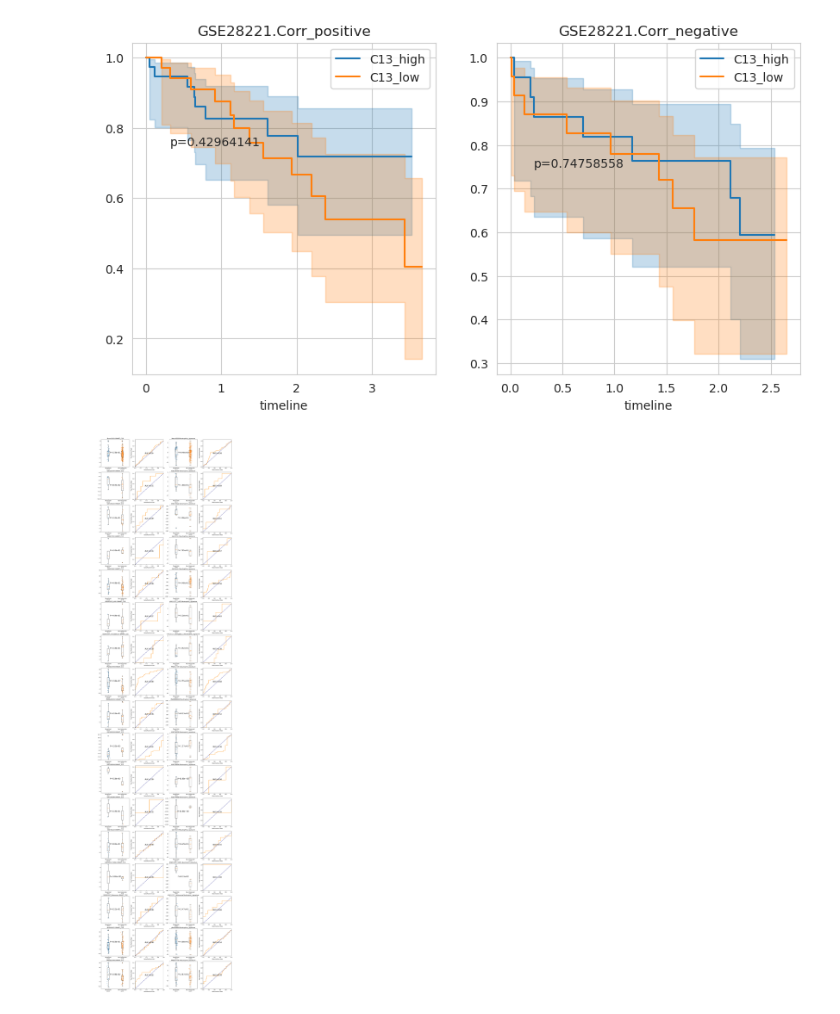
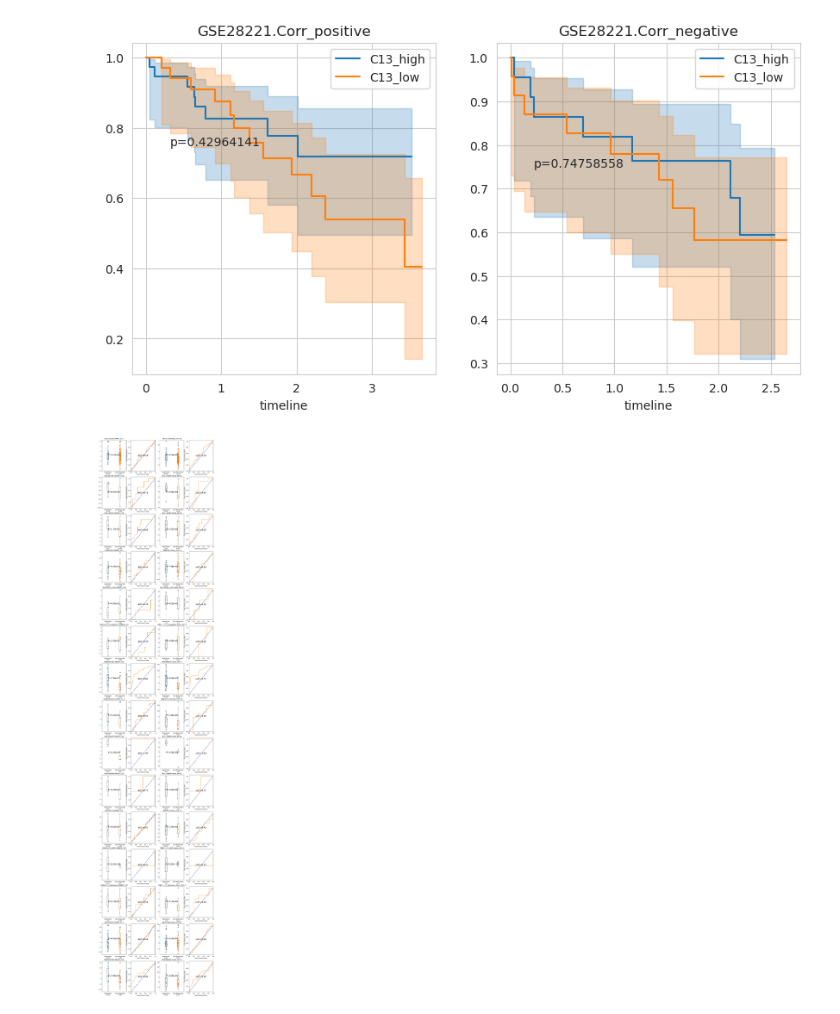
Before and after one commit to yoyoong/Tres, a Jupyter notebook: 4.Macrophage_analysis/validation_plot.ipynb, the cells around one changed output. Drawn from its saved outputs; the diff is of its cells as text; code cells hidden in the pictures.

```diff
--- a/4.Macrophage_analysis/validation_plot.ipynb
+++ b/4.Macrophage_analysis/validation_plot.ipynb
@@ -212,10 +218,10 @@ import matplotlib.gridspec as gridspec
 from scipy.stats import ranksums
 from sklearn import metrics
 
-dataset_list = ["Braun2020", "GSE100797", "GSE135222", "GSE67501", "GSE91061", "GSE93157_LUSC", "GSE93157_nonsqNSCLC", "PRJEB23709", "PRJNA482620", "GSE106128", "GSE126044", "GSE145996", "GSE78220", "GSE93157_HNSC", "GSE93157_Melanoma", "phs000452", "PRJEB25780"]
-fig = plt.figure(figsize=(20, 5 * len(dataset_list)))
+dataset_list = ["Braun2020", "GSE100797", "GSE135222", "GSE91061", "GSE93157_LUSC", "GSE93157_nonsqNSCLC", "PRJEB23709", "PRJNA482620", "GSE126044", "GSE145996", "GSE78220", "GSE93157_HNSC", "GSE93157_Melanoma", "phs000452", "PRJEB25780"]
+fig = plt.figure(figsize=(15, 5 * len(dataset_list)))
 gs = gridspec.GridSpec(nrows=len(dataset_list), ncols=4, width_ratios=[1, 1, 1, 1])
-for signature_name in ['SMART_C13', 'Neutrophils_signature']:
+for signature_name in ['SMART_C13', 'Neut_IFN-15']:
     for i in range(len(dataset_list)):
         dataset = dataset_list[i]
         # print(f"Process {dataset}")
@@ -228,8 +234,12 @@ for signature_name in ['SMART_C13', 'Neutrophils_signature']:
 
         response_correlation = bulk_response_df.loc[signature_name][sample_annotation_df[sample_annotation_df['response_NR'] == 'R'].index].dropna()
         nonresponse_correlation = bulk_response_df.loc[signature_name][sample_annotation_df[sample_annotation_df['response_NR'] == 'N'].index].dropna()
-        # if sum(response_correlation == np.nan) > 0 or sum(nonresponse_correlation == np.nan) > 0:
-        #     continue
+        # NR_flag = (sample_annotation_df['response'].isin(['PD', 'N']))
+        # response_correlation = bulk_response_df.loc[signature_name][sample_annotation_df[~NR_flag].index].dropna()
+        # nonresponse_correlation = bulk_response_df.loc[signature_name][sample_annotation_df[NR_flag].index].dropna()
+        if len(response_correlation) == 0 or len(nonresponse_correlation) == 0:
+            print(f'{dataset} fail')
+            continue
 
         correlation_data = [np.array(response_correlation).ravel(), np.array(nonresponse_correlation).ravel()]
         p_value = ranksums(response_correlation, nonresponse_correlation).pvalue
@@ -238,36 +248,36 @@ for signature_name in ['SMART_C13', 'Neutrophils_signature']:
         if signature_name == 'SMART_C13':
             ax1 = fig.add_subplot(gs[i, 0])
             ax2 = fig.add_subplot(gs[i, 1])
-        elif signature_name == 'Neutrophils_signature':
+        elif signature_name == 'Neut_IFN-15':
             ax1 = fig.add_subplot(gs[i, 2])
             ax2 = fig.add_subplot(gs[i, 3])
 
         ax1.boxplot(correlation_data)
         # add scatter
         for i in range(len(correlation_data)):
             y = correlation_data[i]
             x = np.random.normal(i + 1, 0.04, size=len(y))
             ax1.scatter(x, y, alpha=0.7, s=10)
         y_mean = (max(max(row) for row in correlation_data) + min(min(row) for row in correlation_data)) / 2
         ax1.text(1.5, y_mean, f'P={p_value_format}', ha='center', fontsize=15)
         ax1.set_xticks([1, 2])
         ax1.set_xticklabels([f'Responder\nn={len(response_correlation)}', f'Non-Responder\nn={len(nonresponse_correlation)}'])
 
         # calculate ROC
         y_true = [1] * len(response_correlation) + [0] * len(nonresponse_correlation)
         y_pred = list(correlation_data[0]) + list(correlation_data[1])
         fpr, tpr, thresholds = metrics.roc_curve(y_true, y_pred)
         roc_auc = metrics.auc(fpr, tpr)
 
         ax2.plot(fpr, tpr, color='darkorange', label=f'ROC curve (area = {roc_auc})')
         ax2.plot([0, 1], [0, 1], color='navy', linestyle='--')
         ax2.text(0.5, 0.5, f'AUC={"{:.2f}".format(roc_auc)}', ha='center', fontsize=15)
         ax2.set_xlim([0.0, 1.0])
         ax2.set_ylim([0.0, 1.05])
         ax2.set_xlabel('False Positive Rate')
         ax2.set_ylabel('True Positive Rate')
 
         ax1.set_title(f'{dataset}-{signature_name}')
 plt.show()
 # %% [output]
-[figure, old version]
+[figure, new version]
```
Also changed, not shown: parts of 1 cell of this notebook, 16 other files.
